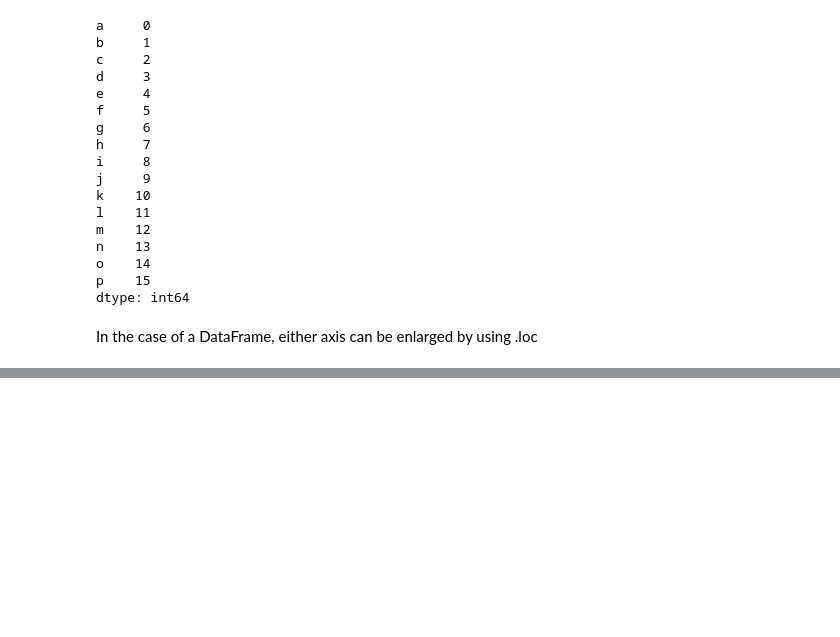
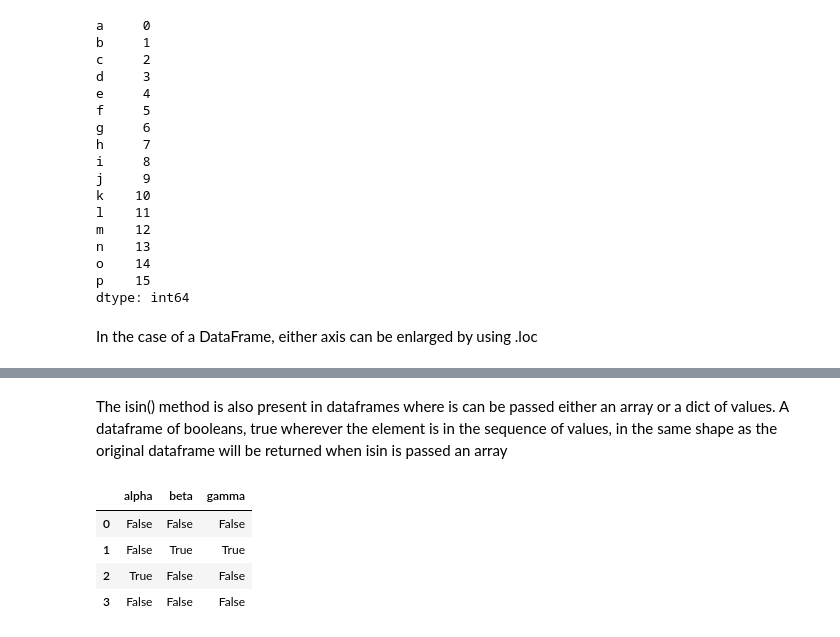
Before and after one commit to Spiritusanti/Data-Science, a Jupyter notebook: Indexing and Selecting Data in Pandas.ipynb, the cells around one changed output, grey strips where cells are left out. Cells and saved outputs as stored; diff of their text form; code cells hidden in the pictures; blank space fills up the shorter version.

```diff
--- a/Indexing and Selecting Data in Pandas.ipynb
+++ b/Indexing and Selecting Data in Pandas.ipynb
@@ -784,0 +936,12 @@ See the caveats in the documentation: http://pandas.pydata.org/pandas-docs/stabl
+# %% [markdown]
+The isin() method is also present in dataframes where is can be passed either an array or a dict of values. A dataframe of booleans, true wherever the element is in the sequence of values, in the same shape as the original dataframe will be returned when isin is passed an array
+# %%
+# the values we are looking for are 'butterfly', 2, and 'cauliflower'
+values = ['butterfly', 2, 'cauliflower']
+df.isin(values)
+# %% [output]
+|  | alpha | beta | gamma |
+| 0 | False | False | False |
+| 1 | False | True | True |
+| 2 | True | False | False |
+| 3 | False | False | False |
```
Also changed, not shown: parts of 75 cells of this notebook.
